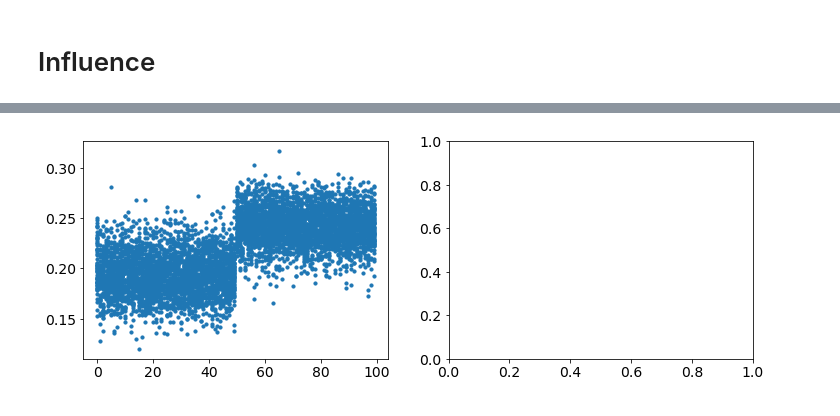
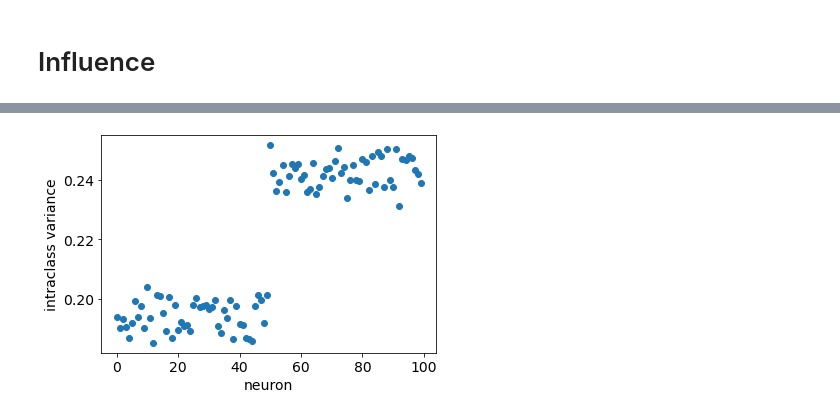
Before and after one commit to louiskang-group/kang-2024-examples-concepts, a Jupyter notebook: ml/2tasks.ipynb, the cells around one changed output, grey strips where cells are left out. Cells and saved outputs as stored; diff of their text form; code cells hidden in the pictures.

```diff
--- a/ml/2tasks.ipynb
+++ b/ml/2tasks.ipynb
@@ -132,8 +134,7 @@ devices = itertools.cycle([torch.device('cuda', i)
                            for i in range(torch.cuda.device_count())])
 # %%
 NUM_EPOCHS = 100
-PRINT_EPOCHS = 0
-LR_MILESTONES = [NUM_EPOCHS]
+PRINT_EPOCHS = NUM_EPOCHS
 LEARNING_RATE = 1e-4
 WEIGHT_DECAY = 0
 
@@ -163,7 +164,6 @@ kwargs_partial = dict(model=model,
                       noise_fn=NOISE_FN,
                       batch_size=BATCH_SIZE,
                       learning_rate=LEARNING_RATE,
-                      lr_milestones=LR_MILESTONES,
                       num_epochs=NUM_EPOCHS,
                       print_epochs=PRINT_EPOCHS)
 # >>>
@@ -179,7 +179,7 @@ i_train = 2*NUM_REPLICATES
 print(model)
 utils.start_timer()
 result = train.two_target_train(
-    **(kwargs_partial | {'print_epochs': 2}),
+    **(kwargs_partial | {'print_epochs': 5}),
     **kwargs_map[i_train]
 )
 utils.end_timer_and_print()
@@ -318,15 +316,18 @@ plt.show()
 # %%
+# Calculating mean variance in neural activation within the same digit class
 inds_by_class = [[np.where(targets == target)[0]
                   for target in np.unique(targets)]
                  for targets in class_targets]
 variances = np.array([np.array([activations[inds].var(0)
                        for inds in inds_by_class]).mean(0)
                      for activations, inds_by_class
-                     in zip(y_activations, inds_by_class)])
+                     in zip(y_activations, inds_by_class)]).mean(0)
 # %%
-fig, axes = plt.subplots(1, 2, figsize=(12, 4))
-for v in variances:
-    axes[0].scatter(range(HIDDEN_SIZE), v, s=10, color='tab:blue')
+fig, ax = plt.subplots(1, 1, figsize=(6, 4))
+ax.scatter(range(HIDDEN_SIZE), variances, color='tab:blue')
+ax.set_xlabel("neuron")
+ax.set_ylabel("intraclass variance")
+plt.show()
 # %% [output]
-[figure, old version]
+[figure, new version]
 # %%
```
Also changed, not shown: parts of 23 cells of this notebook, 16 other files.
